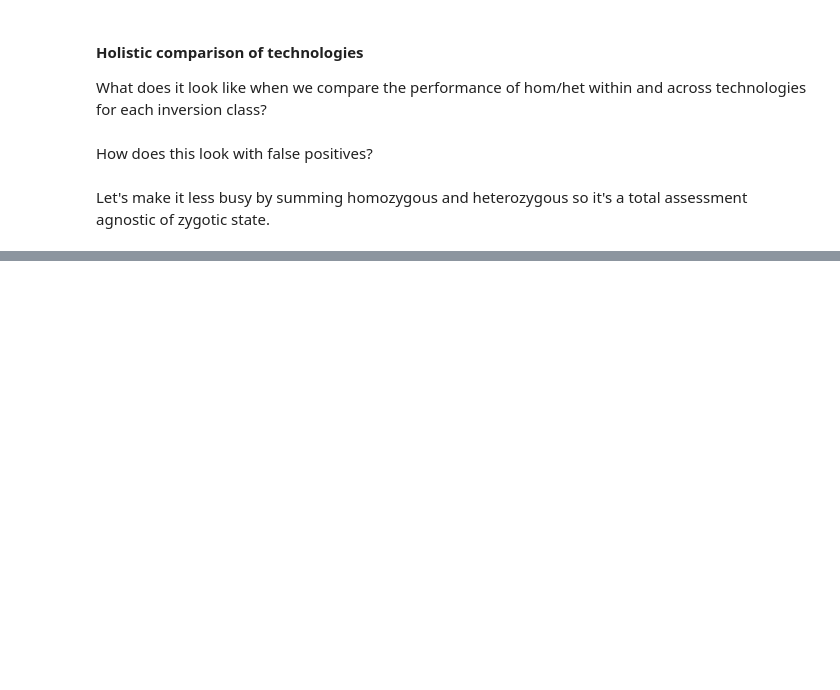
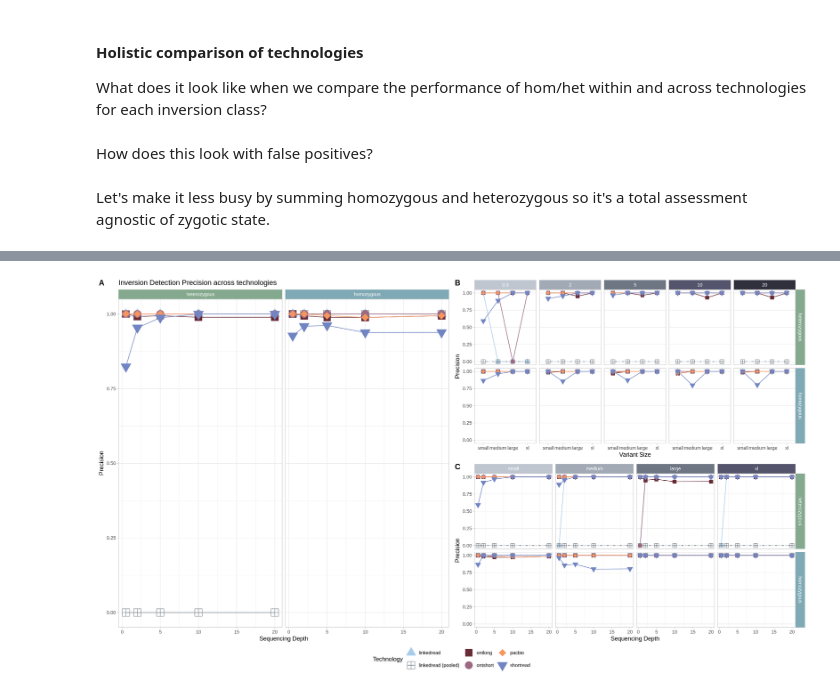
Before and after one commit to pdimens/haplotagging_simulations, a Jupyter notebook: compare_called_inversions.ipynb, the cells around one changed output, grey strips where cells are left out. Drawn from its saved outputs; the diff is of its cells as text; code cells hidden in the pictures; blank space fills up the shorter version.

Commit message:
new plots

```diff
--- a/compare_called_inversions.ipynb
+++ b/compare_called_inversions.ipynb
@@ -788,0 +521,6 @@ gridplot[[1]]
+# %%
+options(repr.plot.width = 18, repr.plot.height = 10)
+
+plot_param("precision")
+# %% [output]
+[figure, added]
```
Also changed, not shown: parts of 25 cells of this notebook.
